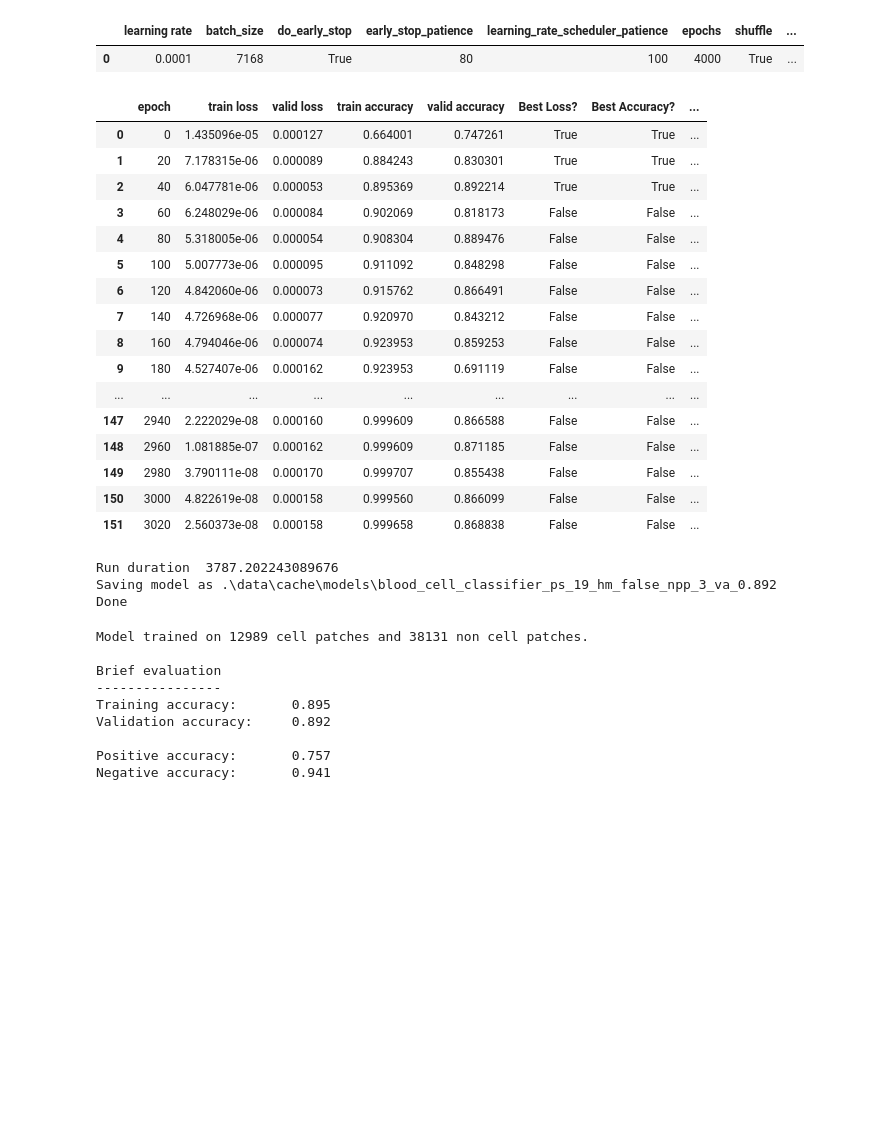
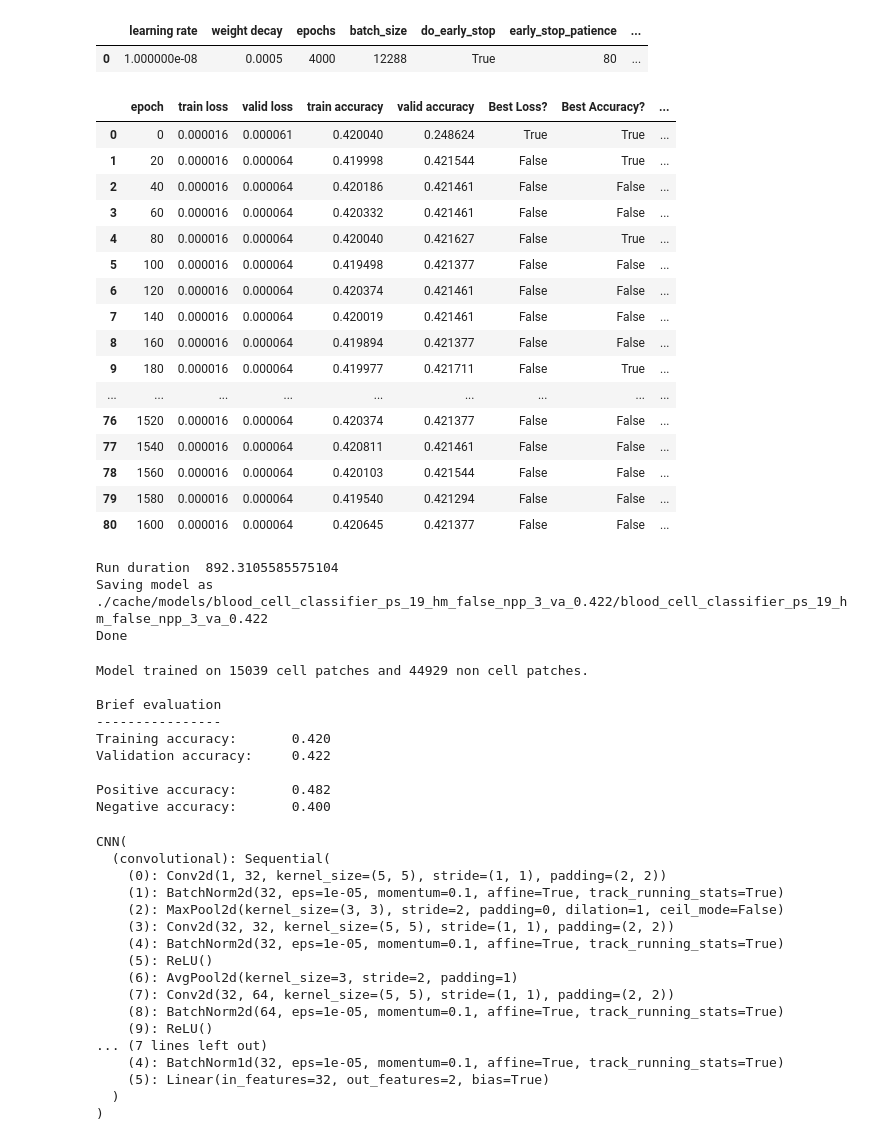
Before and after one commit to cchadj/cell-tracking-ucl-thesis, a Jupyter notebook: train-model-minimal.ipynb, the cells around one changed output. Cells and saved outputs as stored; diff of their text form; code cells hidden in the pictures; blank space fills up the shorter version.

```diff
--- a/train-model-minimal.ipynb
+++ b/train-model-minimal.ipynb
@@ -34,7 +51,4 @@ train_params = collections.OrderedDict(
     do_early_stop=True,  # Optional default True
     early_stop_patience=80,
     learning_rate_scheduler_patience=20,
-    shuffle=True,
-    # valid_untrunsformed_normals = valid_untrunsformed_normals,
-    trainset=trainset,
-    validset=validset)
+    shuffle=True)
@@ -78,35 +468,52 @@ Negative accuracy:       0.955
 # %%
-train_model_demo(patch_size=(19, 19), do_hist_match=False, n_negatives_per_positive=3)
+train_model_demo(patch_size=19, do_hist_match=False, n_negatives_per_positive=3, train_params=train_params)
 # %% [output]
-|  | learning rate | batch_size | do_early_stop | early_stop_patience | learning_rate_scheduler_patience | epochs | shuffle | ... |
-| 0 | 0.0001 | 7168 | True | 80 | 100 | 4000 | True | ... |
+|  | learning rate | weight decay | epochs | batch_size | do_early_stop | early_stop_patience | ... |
+| 0 | 1.000000e-08 | 0.0005 | 4000 | 12288 | True | 80 | ... |
 |  | epoch | train loss | valid loss | train accuracy | valid accuracy | Best Loss? | Best Accuracy? | ... |
-| 0 | 0 | 1.435096e-05 | 0.000127 | 0.664001 | 0.747261 | True | True | ... |
-| 1 | 20 | 7.178315e-06 | 0.000089 | 0.884243 | 0.830301 | True | True | ... |
-| 2 | 40 | 6.047781e-06 | 0.000053 | 0.895369 | 0.892214 | True | True | ... |
-| 3 | 60 | 6.248029e-06 | 0.000084 | 0.902069 | 0.818173 | False | False | ... |
-| 4 | 80 | 5.318005e-06 | 0.000054 | 0.908304 | 0.889476 | False | False | ... |
-| 5 | 100 | 5.007773e-06 | 0.000095 | 0.911092 | 0.848298 | False | False | ... |
-| 6 | 120 | 4.842060e-06 | 0.000073 | 0.915762 | 0.866491 | False | False | ... |
-| 7 | 140 | 4.726968e-06 | 0.000077 | 0.920970 | 0.843212 | False | False | ... |
-| 8 | 160 | 4.794046e-06 | 0.000074 | 0.923953 | 0.859253 | False | False | ... |
-| 9 | 180 | 4.527407e-06 | 0.000162 | 0.923953 | 0.691119 | False | False | ... |
+| 0 | 0 | 0.000016 | 0.000061 | 0.420040 | 0.248624 | True | True | ... |
+| 1 | 20 | 0.000016 | 0.000064 | 0.419998 | 0.421544 | False | True | ... |
+| 2 | 40 | 0.000016 | 0.000064 | 0.420186 | 0.421461 | False | False | ... |
+| 3 | 60 | 0.000016 | 0.000064 | 0.420332 | 0.421461 | False | False | ... |
+| 4 | 80 | 0.000016 | 0.000064 | 0.420040 | 0.421627 | False | True | ... |
+| 5 | 100 | 0.000016 | 0.000064 | 0.419498 | 0.421377 | False | False | ... |
+| 6 | 120 | 0.000016 | 0.000064 | 0.420374 | 0.421461 | False | False | ... |
+| 7 | 140 | 0.000016 | 0.000064 | 0.420019 | 0.421461 | False | False | ... |
+| 8 | 160 | 0.000016 | 0.000064 | 0.419894 | 0.421377 | False | False | ... |
+| 9 | 180 | 0.000016 | 0.000064 | 0.419977 | 0.421711 | False | True | ... |
 | ... | ... | ... | ... | ... | ... | ... | ... | ... |
-| 147 | 2940 | 2.222029e-08 | 0.000160 | 0.999609 | 0.866588 | False | False | ... |
-| 148 | 2960 | 1.081885e-07 | 0.000162 | 0.999609 | 0.871185 | False | False | ... |
-| 149 | 2980 | 3.790111e-08 | 0.000170 | 0.999707 | 0.855438 | False | False | ... |
-| 150 | 3000 | 4.822619e-08 | 0.000158 | 0.999560 | 0.866099 | False | False | ... |
-| 151 | 3020 | 2.560373e-08 | 0.000158 | 0.999658 | 0.868838 | False | False | ... |
+| 76 | 1520 | 0.000016 | 0.000064 | 0.420374 | 0.421377 | False | False | ... |
+| 77 | 1540 | 0.000016 | 0.000064 | 0.420811 | 0.421461 | False | False | ... |
+| 78 | 1560 | 0.000016 | 0.000064 | 0.420103 | 0.421544 | False | False | ... |
+| 79 | 1580 | 0.000016 | 0.000064 | 0.419540 | 0.421294 | False | False | ... |
+| 80 | 1600 | 0.000016 | 0.000064 | 0.420645 | 0.421377 | False | False | ... |
-Run duration  3787.202243089676
-Saving model as .\data\cache\models\blood_cell_classifier_ps_19_hm_false_npp_3_va_0.892
+Run duration  892.3105585575104
+Saving model as ./cache/models/blood_cell_classifier_ps_19_hm_false_npp_3_va_0.422/blood_cell_classifier_ps_19_hm_false_npp_3_va_0.422
 Done
-Model trained on 12989 cell patches and 38131 non cell patches.
+Model trained on 15039 cell patches and 44929 non cell patches.
 
 Brief evaluation
 ----------------
-Training accuracy:       0.895
-Validation accuracy:     0.892
+Training accuracy:       0.420
+Validation accuracy:     0.422
 
-Positive accuracy:       0.757
-Negative accuracy:       0.941
+Positive accuracy:       0.482
+Negative accuracy:       0.400
+CNN(
+  (convolutional): Sequential(
+    (0): Conv2d(1, 32, kernel_size=(5, 5), stride=(1, 1), padding=(2, 2))
+    (1): BatchNorm2d(32, eps=1e-05, momentum=0.1, affine=True, track_running_stats=True)
+    (2): MaxPool2d(kernel_size=(3, 3), stride=2, padding=0, dilation=1, ceil_mode=False)
+    (3): Conv2d(32, 32, kernel_size=(5, 5), stride=(1, 1), padding=(2, 2))
+    (4): BatchNorm2d(32, eps=1e-05, momentum=0.1, affine=True, track_running_stats=True)
+    (5): ReLU()
+    (6): AvgPool2d(kernel_size=3, stride=2, padding=1)
+    (7): Conv2d(32, 64, kernel_size=(5, 5), stride=(1, 1), padding=(2, 2))
+    (8): BatchNorm2d(64, eps=1e-05, momentum=0.1, affine=True, track_running_stats=True)
+    (9): ReLU()
+... (7 lines left out)
+    (4): BatchNorm1d(32, eps=1e-05, momentum=0.1, affine=True, track_running_stats=True)
+    (5): Linear(in_features=32, out_features=2, bias=True)
+  )
+)
 # %%
```
Also changed, not shown: parts of 13 cells of this notebook.
